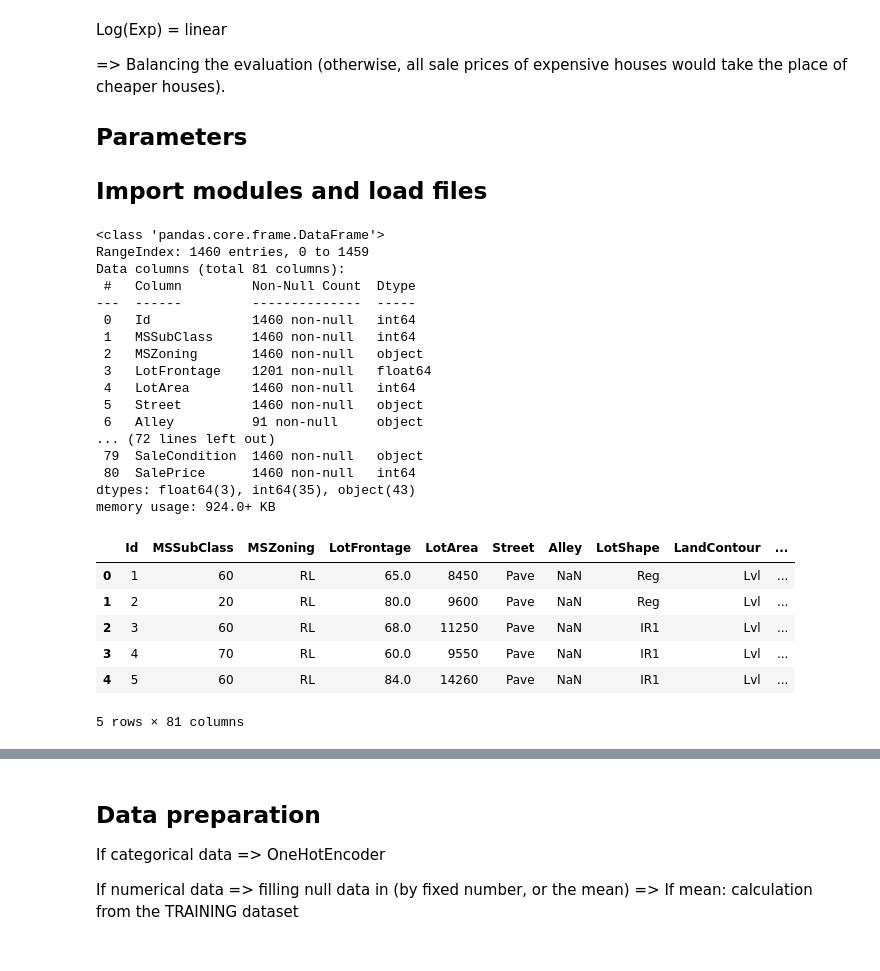
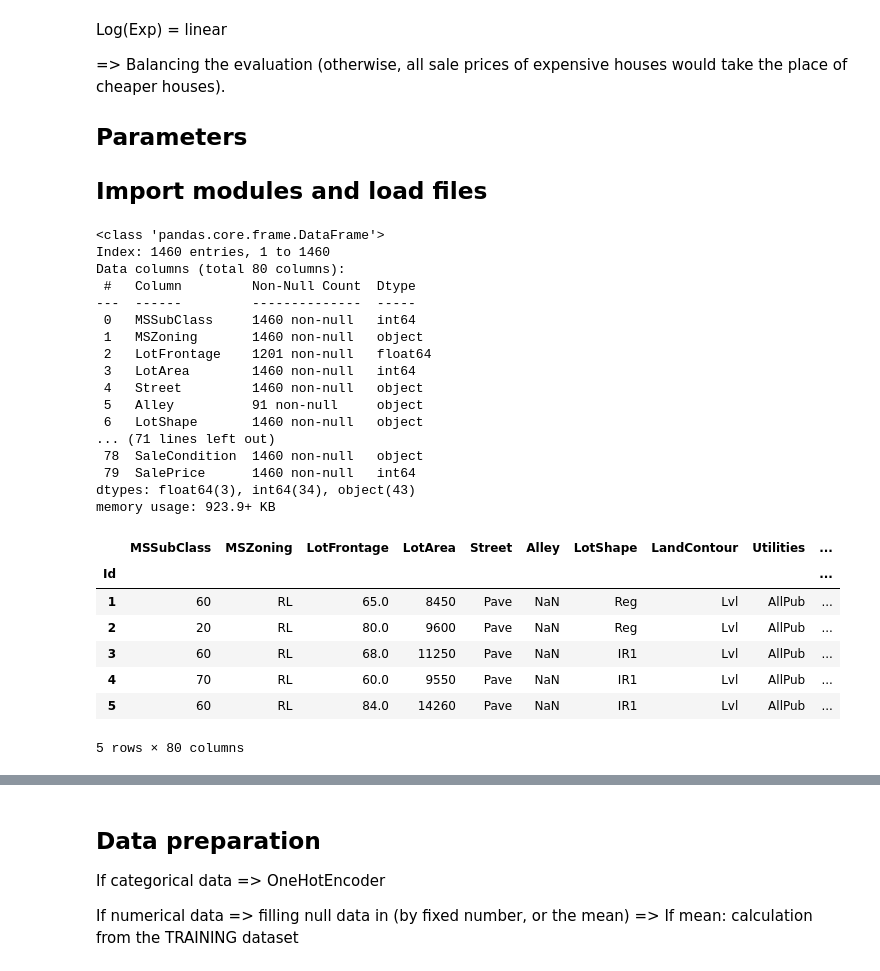
Before and after one commit to chloea31/machine_learning, a Jupyter notebook: notebooks/house_prices.ipynb, the cells around one changed output, grey strips where cells are left out. Cells and saved outputs as stored; diff of their text form; code cells hidden in the pictures.

```diff
--- a/notebooks/house_prices.ipynb
+++ b/notebooks/house_prices.ipynb
@@ -46,34 +46,35 @@ from sklearn.model_selection import train_test_split
 # OneHotEncoder
 from sklearn.preprocessing import OneHotEncoder
 # %%
-train = pd.read_csv("../data/raw/house_prices/train.csv", sep = ",")
+train = pd.read_csv("../data/raw/house_prices/train.csv", sep = ",", index_col=0) # ID n'a pas de valeur pour faire les prédictions
 train.info()
 train.head()
 # %% [output]
 <class 'pandas.core.frame.DataFrame'>
-RangeIndex: 1460 entries, 0 to 1459
-Data columns (total 81 columns):
+Index: 1460 entries, 1 to 1460
+Data columns (total 80 columns):
  #   Column         Non-Null Count  Dtype
 ---  ------         --------------  -----
- 0   Id             1460 non-null   int64
- 1   MSSubClass     1460 non-null   int64
- 2   MSZoning       1460 non-null   object
- 3   LotFrontage    1201 non-null   float64
- 4   LotArea        1460 non-null   int64
- 5   Street         1460 non-null   object
- 6   Alley          91 non-null     object
-... (72 lines left out)
- 79  SaleCondition  1460 non-null   object
- 80  SalePrice      1460 non-null   int64
-dtypes: float64(3), int64(35), object(43)
-memory usage: 924.0+ KB
+ 0   MSSubClass     1460 non-null   int64
+ 1   MSZoning       1460 non-null   object
+ 2   LotFrontage    1201 non-null   float64
+ 3   LotArea        1460 non-null   int64
+ 4   Street         1460 non-null   object
+ 5   Alley          91 non-null     object
+ 6   LotShape       1460 non-null   object
+... (71 lines left out)
+ 78  SaleCondition  1460 non-null   object
+ 79  SalePrice      1460 non-null   int64
+dtypes: float64(3), int64(34), object(43)
+memory usage: 923.9+ KB
-|  | Id | MSSubClass | MSZoning | LotFrontage | LotArea | Street | Alley | LotShape | LandContour | ... |
-| 0 | 1 | 60 | RL | 65.0 | 8450 | Pave | NaN | Reg | Lvl | ... |
-| 1 | 2 | 20 | RL | 80.0 | 9600 | Pave | NaN | Reg | Lvl | ... |
-| 2 | 3 | 60 | RL | 68.0 | 11250 | Pave | NaN | IR1 | Lvl | ... |
-| 3 | 4 | 70 | RL | 60.0 | 9550 | Pave | NaN | IR1 | Lvl | ... |
-| 4 | 5 | 60 | RL | 84.0 | 14260 | Pave | NaN | IR1 | Lvl | ... |
+|  | MSSubClass | MSZoning | LotFrontage | LotArea | Street | Alley | LotShape | LandContour | Utilities | ... |
+| Id |  |  |  |  |  |  |  |  |  | ... |
+| 1 | 60 | RL | 65.0 | 8450 | Pave | NaN | Reg | Lvl | AllPub | ... |
+| 2 | 20 | RL | 80.0 | 9600 | Pave | NaN | Reg | Lvl | AllPub | ... |
+| 3 | 60 | RL | 68.0 | 11250 | Pave | NaN | IR1 | Lvl | AllPub | ... |
+| 4 | 70 | RL | 60.0 | 9550 | Pave | NaN | IR1 | Lvl | AllPub | ... |
+| 5 | 60 | RL | 84.0 | 14260 | Pave | NaN | IR1 | Lvl | AllPub | ... |
-5 rows × 81 columns
+5 rows × 80 columns
 # %%
 test = pd.read_csv("../data/raw/house_prices/test.csv", sep = ",")
 test.info()
```
Also changed, not shown: parts of 7 cells of this notebook.
